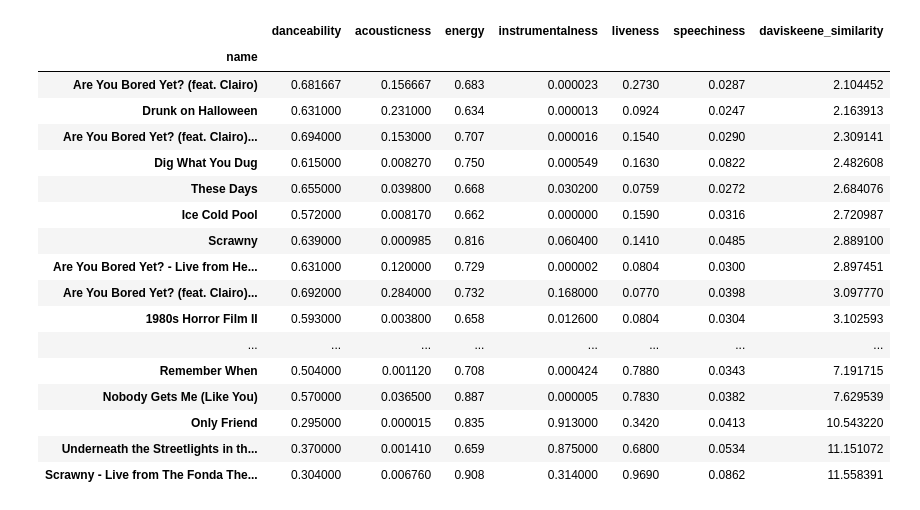
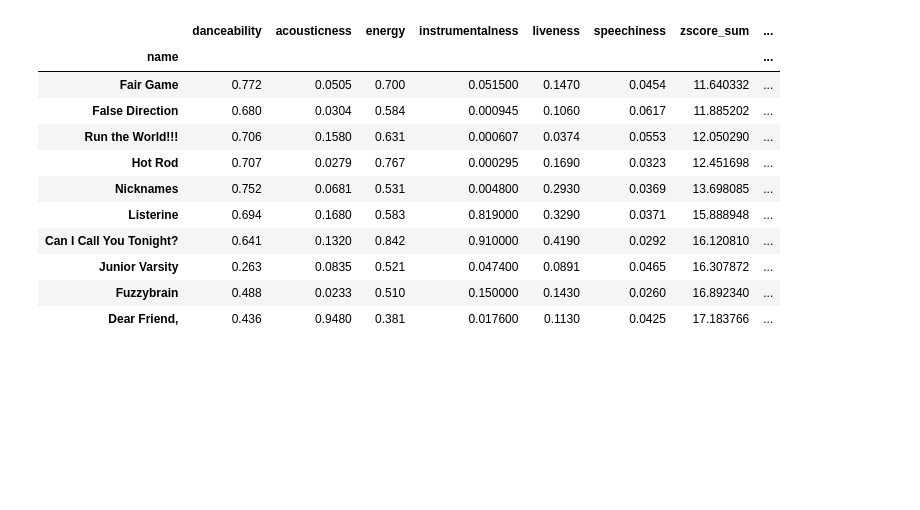
Before and after one commit to daviskeene/Personify, a Jupyter notebook: backend/utils/Song Analysis.ipynb, the cells around one changed output. Saved outputs shown, nothing was run; the diff lists cells and outputs as text; code cells hidden in the pictures; blank space fills up the shorter version.

```diff
--- a/backend/utils/Song Analysis.ipynb
+++ b/backend/utils/Song Analysis.ipynb
@@ -4,8 +4,8 @@ import numpy as np
 import matplotlib.pyplot as plt
 # %%
 # load data
-tobi_df = pd.read_csv('data/discography_Wallows.csv')
-my_df_short = pd.read_csv('data/user_daviskeene_short_term.csv')
+music_df = pd.read_csv('data/discography_Dayglow.csv')
+my_df_short = pd.read_csv('data/user_daviskeene_long_term.csv')
 # %%
 # clean up data
 cols_to_drop = ['Unnamed: 0', 'time_signature', 'release_date', 'popularity', 'tempo', 'length', 'loudness', 'danceability.1']
@@ -15,21 +15,32 @@ from numpy.linalg import norm
 def sigmoid(x):
     return 1/(1 + np.exp(-x))
 
-tobi_df_new = tobi_df.drop(columns=cols_to_drop)
-tobi_df_new[cols_to_augment] = tobi_df_new[cols_to_augment].apply(sigmoid)
-tobi_df_new._get_numeric_data()
+music_df_new = music_df.drop(columns=cols_to_drop)
+music_df_new[cols_to_augment] = music_df_new[cols_to_augment].apply(sigmoid)
 
 my_df_short_new = my_df_short.drop(columns=cols_to_drop)
 my_df_short_new[cols_to_augment] = my_df_short_new[cols_to_augment].apply(sigmoid)
-my_df_short_new._get_numeric_data()
 
 # get an average of all the columns for my songs
 my_mean = my_df_short_new.mean()
+weighted_mean = [0] * len(my_mean)
+for entry in my_df_short_new._get_numeric_data().iterrows():
+    for i in range(len(entry[1])):
+        weighted_mean[i] += entry[1][i] * (np.e ** (-1.0 * entry[0]))
+
+print(weighted_mean)
+print(my_mean)
+my_mean = weighted_mean
+# weigh the averages by the song rank. the best song should be given the highest weight.
+
+stds = list(music_df_new.std())
 
 # Get the similarity by getting the cartesian distance between points
-distances = [distance_vector(list(tobi_df_new._get_numeric_data().loc[i]), my_mean) for i in range(tobi_df_new.shape[0])]
-distances = [sum_z(list(tobi_df_new._get_numeric_data().loc[i]), my_mean, stds) for i in range(tobi_df_new.shape[0])]
-tobi_df_new['daviskeene_similarity'] = distances
+distances_1 = [distance_vector(list(music_df_new._get_numeric_data().loc[i]), my_mean) for i in range(music_df_new.shape[0])]
+distances_2 = [sum_z(list(music_df_new._get_numeric_data().loc[i]), my_mean, stds) for i in range(music_df_new.shape[0])]
+music_df_new['zscore_sum'] = distances_2
+music_df_new['song_distance'] = distances_1
+music_df_new['test'] = np.sqrt(music_df_new['zscore_sum'] ** 2 + music_df_new['song_distance'] ** 2)
 # Now, weigh similarity by how the "important" features are.
 # stds = list(my_df_short_new.std())
 # weights = [1-x for x in stds]
@@ -99,21 +101,15 @@ plt.ylabel('speechiness');
 # %%
-tobi_df_new.groupby('name').mean().sort_values(by='daviskeene_similarity', ascending=True)
+music_df_new.groupby('name').mean().sort_values(by='test', ascending=True)[:10]
 # %% [output]
-|  | danceability | acousticness | energy | instrumentalness | liveness | speechiness | daviskeene_similarity |
-| name |  |  |  |  |  |  |  |
-| Are You Bored Yet? (feat. Clairo) | 0.681667 | 0.156667 | 0.683 | 0.000023 | 0.2730 | 0.0287 | 2.104452 |
-| Drunk on Halloween | 0.631000 | 0.231000 | 0.634 | 0.000013 | 0.0924 | 0.0247 | 2.163913 |
-| Are You Bored Yet? (feat. Clairo)... | 0.694000 | 0.153000 | 0.707 | 0.000016 | 0.1540 | 0.0290 | 2.309141 |
-| Dig What You Dug | 0.615000 | 0.008270 | 0.750 | 0.000549 | 0.1630 | 0.0822 | 2.482608 |
-| These Days | 0.655000 | 0.039800 | 0.668 | 0.030200 | 0.0759 | 0.0272 | 2.684076 |
-| Ice Cold Pool | 0.572000 | 0.008170 | 0.662 | 0.000000 | 0.1590 | 0.0316 | 2.720987 |
-| Scrawny | 0.639000 | 0.000985 | 0.816 | 0.060400 | 0.1410 | 0.0485 | 2.889100 |
-| Are You Bored Yet? - Live from He... | 0.631000 | 0.120000 | 0.729 | 0.000002 | 0.0804 | 0.0300 | 2.897451 |
-| Are You Bored Yet? (feat. Clairo)... | 0.692000 | 0.284000 | 0.732 | 0.168000 | 0.0770 | 0.0398 | 3.097770 |
-| 1980s Horror Film II | 0.593000 | 0.003800 | 0.658 | 0.012600 | 0.0804 | 0.0304 | 3.102593 |
-| ... | ... | ... | ... | ... | ... | ... | ... |
-| Remember When | 0.504000 | 0.001120 | 0.708 | 0.000424 | 0.7880 | 0.0343 | 7.191715 |
-| Nobody Gets Me (Like You) | 0.570000 | 0.036500 | 0.887 | 0.000005 | 0.7830 | 0.0382 | 7.629539 |
-| Only Friend | 0.295000 | 0.000015 | 0.835 | 0.913000 | 0.3420 | 0.0413 | 10.543220 |
-| Underneath the Streetlights in th... | 0.370000 | 0.001410 | 0.659 | 0.875000 | 0.6800 | 0.0534 | 11.151072 |
-| Scrawny - Live from The Fonda The... | 0.304000 | 0.006760 | 0.908 | 0.314000 | 0.9690 | 0.0862 | 11.558391 |
+|  | danceability | acousticness | energy | instrumentalness | liveness | speechiness | zscore_sum | ... |
+| name |  |  |  |  |  |  |  | ... |
+| Fair Game | 0.772 | 0.0505 | 0.700 | 0.051500 | 0.1470 | 0.0454 | 11.640332 | ... |
+| False Direction | 0.680 | 0.0304 | 0.584 | 0.000945 | 0.1060 | 0.0617 | 11.885202 | ... |
+| Run the World!!! | 0.706 | 0.1580 | 0.631 | 0.000607 | 0.0374 | 0.0553 | 12.050290 | ... |
+| Hot Rod | 0.707 | 0.0279 | 0.767 | 0.000295 | 0.1690 | 0.0323 | 12.451698 | ... |
+| Nicknames | 0.752 | 0.0681 | 0.531 | 0.004800 | 0.2930 | 0.0369 | 13.698085 | ... |
+| Listerine | 0.694 | 0.1680 | 0.583 | 0.819000 | 0.3290 | 0.0371 | 15.888948 | ... |
+| Can I Call You Tonight? | 0.641 | 0.1320 | 0.842 | 0.910000 | 0.4190 | 0.0292 | 16.120810 | ... |
+| Junior Varsity | 0.263 | 0.0835 | 0.521 | 0.047400 | 0.0891 | 0.0465 | 16.307872 | ... |
+| Fuzzybrain | 0.488 | 0.0233 | 0.510 | 0.150000 | 0.1430 | 0.0260 | 16.892340 | ... |
+| Dear Friend, | 0.436 | 0.9480 | 0.381 | 0.017600 | 0.1130 | 0.0425 | 17.183766 | ... |
```
Also changed, not shown: parts of 6 cells of this notebook.
